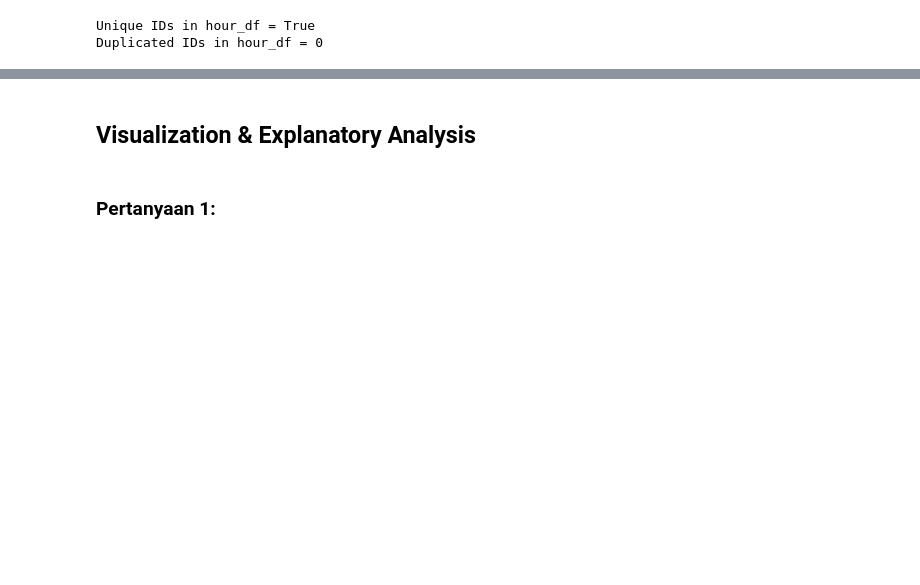
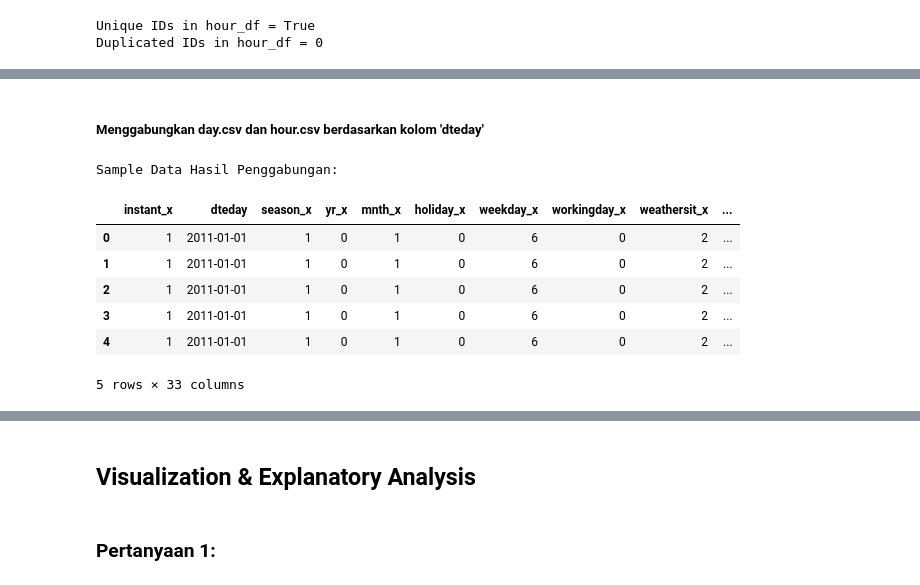
Before and after one commit to ikbalirawan/Analisis-Data, a Jupyter notebook: notebook.ipynb, the cells around one changed output, grey strips where cells are left out. Saved outputs shown, nothing was run; the diff lists cells and outputs as text; code cells hidden in the pictures; blank space fills up the shorter version.

```diff
--- a/notebook.ipynb
+++ b/notebook.ipynb
@@ -282,0 +365,21 @@ plt.show()
+# %% [markdown]
+##### Menggabungkan day.csv dan hour.csv berdasarkan kolom 'dteday'
+# %%
+merged_df = pd.merge(
+    left=day_df,
+    right=hour_df,
+    how="left",
+    left_on="dteday",
+    right_on="dteday"
+)
+print("Sample Data Hasil Penggabungan:")
+merged_df.head()
+# %% [output]
+Sample Data Hasil Penggabungan:
+|  | instant_x | dteday | season_x | yr_x | mnth_x | holiday_x | weekday_x | workingday_x | weathersit_x | ... |
+| 0 | 1 | 2011-01-01 | 1 | 0 | 1 | 0 | 6 | 0 | 2 | ... |
+| 1 | 1 | 2011-01-01 | 1 | 0 | 1 | 0 | 6 | 0 | 2 | ... |
+| 2 | 1 | 2011-01-01 | 1 | 0 | 1 | 0 | 6 | 0 | 2 | ... |
+| 3 | 1 | 2011-01-01 | 1 | 0 | 1 | 0 | 6 | 0 | 2 | ... |
+| 4 | 1 | 2011-01-01 | 1 | 0 | 1 | 0 | 6 | 0 | 2 | ... |
+5 rows × 33 columns
```
Also changed, not shown: parts of 17 cells of this notebook, 1 other file.
